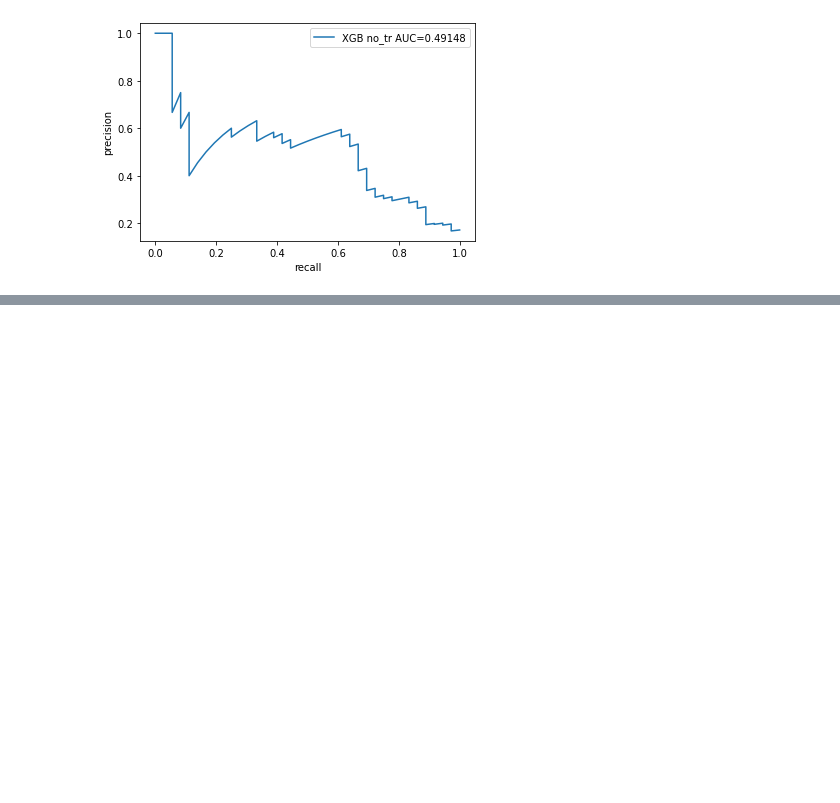
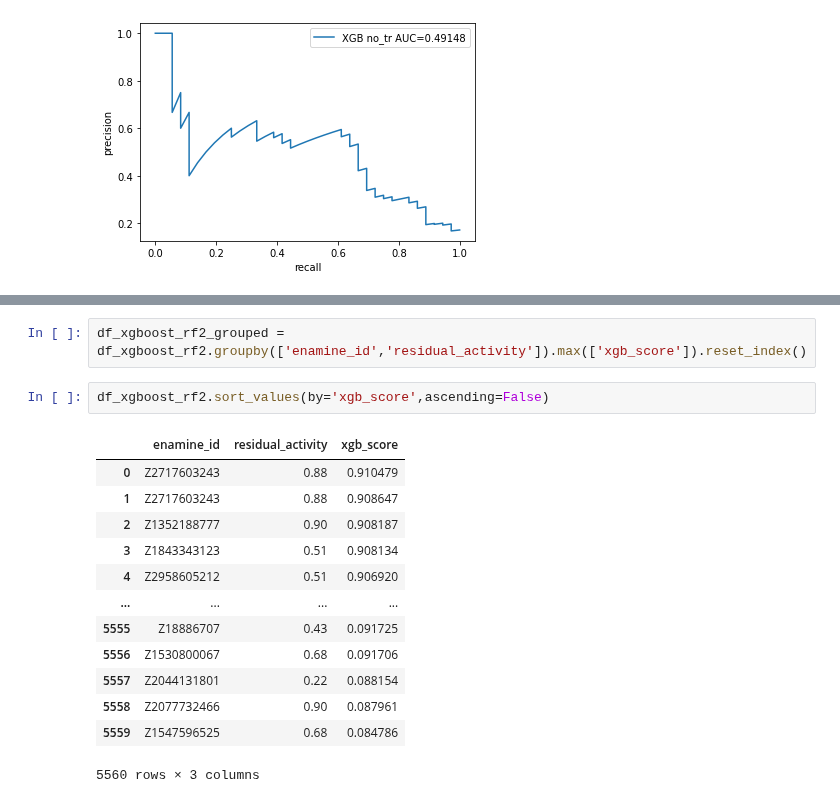
Before and after one commit to jglaser/gigadocking_notebooks, a Jupyter notebook: ML.ipynb, the cells around one changed output, grey strips where cells are left out. Drawn from its saved outputs; the diff is of its cells as text; blank space fills up the shorter version.

```diff
--- a/ML.ipynb
+++ b/ML.ipynb
@@ -643,0 +662,18 @@ WARNING:google.auth._default:No project ID could be determined. Consider running
+# %%
+df_xgboost_rf2_grouped = df_xgboost_rf2.groupby(['enamine_id','residual_activity']).max(['xgb_score']).reset_index()
+# %%
+df_xgboost_rf2.sort_values(by='xgb_score',ascending=False)
+# %% [output]
+|  | enamine_id | residual_activity | xgb_score |
+| 0 | Z2717603243 | 0.88 | 0.910479 |
+| 1 | Z2717603243 | 0.88 | 0.908647 |
+| 2 | Z1352188777 | 0.90 | 0.908187 |
+| 3 | Z1843343123 | 0.51 | 0.908134 |
+| 4 | Z2958605212 | 0.51 | 0.906920 |
+| ... | ... | ... | ... |
+| 5555 | Z18886707 | 0.43 | 0.091725 |
+| 5556 | Z1530800067 | 0.68 | 0.091706 |
+| 5557 | Z2044131801 | 0.22 | 0.088154 |
+| 5558 | Z2077732466 | 0.90 | 0.087961 |
+| 5559 | Z1547596525 | 0.68 | 0.084786 |
+5560 rows × 3 columns
```
Also changed, not shown: parts of 6 cells of this notebook.
